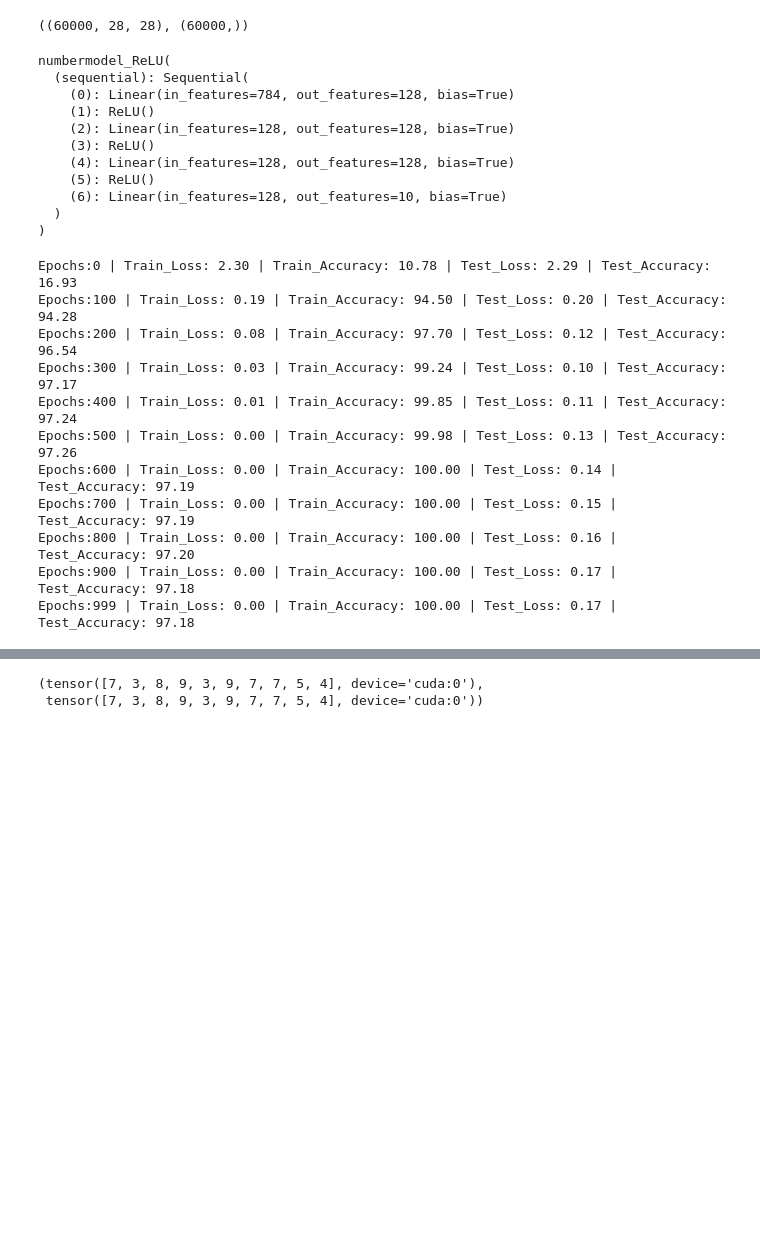
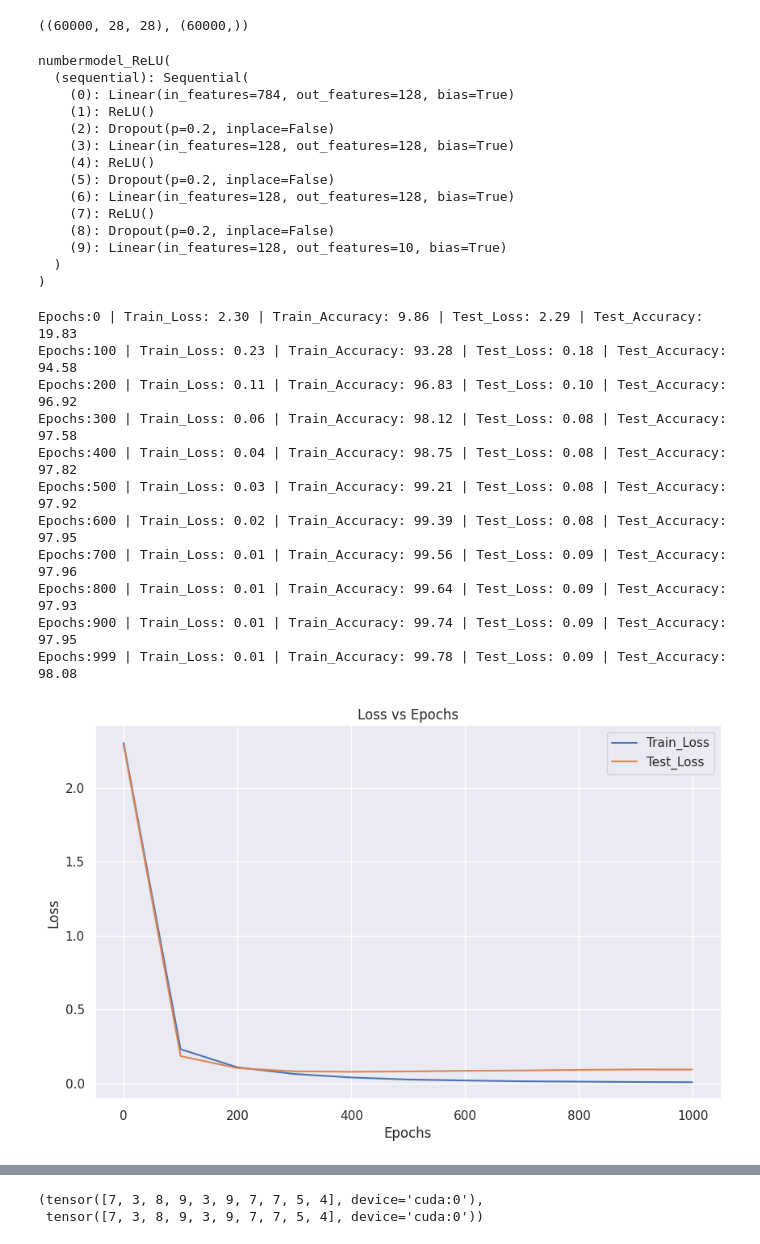
Before and after one commit to vikassinngh123/AI-ML-Learning, a Jupyter notebook: 06-Deep-Learning/01-PyTorch/01-PyTorch-Basic-Models/03_mnist_classification_model.ipynb, the cells around one changed output, grey strips where cells are left out. Saved outputs shown, nothing was run; the diff lists cells and outputs as text; code cells hidden in the pictures; blank space fills up the shorter version.

Commit message:
feat: add dropout regularization and evaluation visualizations to MNIST model

```diff
--- a/06-Deep-Learning/01-PyTorch/01-PyTorch-Basic-Models/03_mnist_classification_model.ipynb
+++ b/06-Deep-Learning/01-PyTorch/01-PyTorch-Basic-Models/03_mnist_classification_model.ipynb
@@ -48,10 +51,13 @@ class numbermodel_ReLU(nn.Module):
     self.sequential=nn.Sequential(
                                   nn.Linear(input_features,hidden_features),
                                   nn.ReLU(),
+                                  nn.Dropout(0.2),                              #This will randomly "turn off" some neurons during training which will forces the model to learn robust features rather than just memorizing the data
                                   nn.Linear(hidden_features,hidden_features),
                                   nn.ReLU(),
+                                  nn.Dropout(0.2),
                                   nn.Linear(hidden_features,hidden_features),
                                   nn.ReLU(),
+                                  nn.Dropout(0.2),
                                   nn.Linear(hidden_features,output_features)
                                  )
 
@@ -65,11 +71,14 @@ numbermodel_ReLU(
   (sequential): Sequential(
     (0): Linear(in_features=784, out_features=128, bias=True)
     (1): ReLU()
-    (2): Linear(in_features=128, out_features=128, bias=True)
-    (3): ReLU()
-    (4): Linear(in_features=128, out_features=128, bias=True)
-    (5): ReLU()
-    (6): Linear(in_features=128, out_features=10, bias=True)
+    (2): Dropout(p=0.2, inplace=False)
+    (3): Linear(in_features=128, out_features=128, bias=True)
+    (4): ReLU()
+    (5): Dropout(p=0.2, inplace=False)
+    (6): Linear(in_features=128, out_features=128, bias=True)
+    (7): ReLU()
+    (8): Dropout(p=0.2, inplace=False)
+    (9): Linear(in_features=128, out_features=10, bias=True)
   )
 )
 # %%
@@ -83,6 +92,13 @@ def accuracy_fn(y_true,y_pred):
   return acc*100
 # %%
 epochs=1000
+
+#saving These values for every 100 epochs for loss graph and accuracy graph
+ecoch_count=[]
+train_loss_val=[]
+train_acc_val=[]
+test_loss_val=[]
+test_acc_val=[]
 
 for epochs in range(epochs):
   model.train()
@@ -109,15 +125,40 @@ for epochs in range(epochs):
 
   if epochs%100==0 or epochs==999:
     print(f"Epochs:{epochs} | Train_Loss:{loss: .2f} | Train_Accuracy:{train_accuracy: .2f} | Test_Loss:{test_loss: .2f} | Test_Accuracy:{test_accuracy: .2f}")
+
+    ecoch_count.append(epochs)
+
+    train_loss_val.append(loss.item())
+    train_acc_val.append(train_accuracy)
+    test_loss_val.append(test_loss.item())
+    test_acc_val.append(test_accuracy)
 # %% [output]
-Epochs:0 | Train_Loss: 2.30 | Train_Accuracy: 10.78 | Test_Loss: 2.29 | Test_Accuracy: 16.93
-Epochs:100 | Train_Loss: 0.19 | Train_Accuracy: 94.50 | Test_Loss: 0.20 | Test_Accuracy: 94.28
-Epochs:200 | Train_Loss: 0.08 | Train_Accuracy: 97.70 | Test_Loss: 0.12 | Test_Accuracy: 96.54
-Epochs:300 | Train_Loss: 0.03 | Train_Accuracy: 99.24 | Test_Loss: 0.10 | Test_Accuracy: 97.17
-Epochs:400 | Train_Loss: 0.01 | Train_Accuracy: 99.85 | Test_Loss: 0.11 | Test_Accuracy: 97.24
-Epochs:500 | Train_Loss: 0.00 | Train_Accuracy: 99.98 | Test_Loss: 0.13 | Test_Accuracy: 97.26
-Epochs:600 | Train_Loss: 0.00 | Train_Accuracy: 100.00 | Test_Loss: 0.14 | Test_Accuracy: 97.19
-Epochs:700 | Train_Loss: 0.00 | Train_Accuracy: 100.00 | Test_Loss: 0.15 | Test_Accuracy: 97.19
-Epochs:800 | Train_Loss: 0.00 | Train_Accuracy: 100.00 | Test_Loss: 0.16 | Test_Accuracy: 97.20
-Epochs:900 | Train_Loss: 0.00 | Train_Accuracy: 100.00 | Test_Loss: 0.17 | Test_Accuracy: 97.18
-Epochs:999 | Train_Loss: 0.00 | Train_Accuracy: 100.00 | Test_Loss: 0.17 | Test_Accuracy: 97.18
+Epochs:0 | Train_Loss: 2.30 | Train_Accuracy: 9.86 | Test_Loss: 2.29 | Test_Accuracy: 19.83
+Epochs:100 | Train_Loss: 0.23 | Train_Accuracy: 93.28 | Test_Loss: 0.18 | Test_Accuracy: 94.58
+Epochs:200 | Train_Loss: 0.11 | Train_Accuracy: 96.83 | Test_Loss: 0.10 | Test_Accuracy: 96.92
+Epochs:300 | Train_Loss: 0.06 | Train_Accuracy: 98.12 | Test_Loss: 0.08 | Test_Accuracy: 97.58
+Epochs:400 | Train_Loss: 0.04 | Train_Accuracy: 98.75 | Test_Loss: 0.08 | Test_Accuracy: 97.82
+Epochs:500 | Train_Loss: 0.03 | Train_Accuracy: 99.21 | Test_Loss: 0.08 | Test_Accuracy: 97.92
+Epochs:600 | Train_Loss: 0.02 | Train_Accuracy: 99.39 | Test_Loss: 0.08 | Test_Accuracy: 97.95
+Epochs:700 | Train_Loss: 0.01 | Train_Accuracy: 99.56 | Test_Loss: 0.09 | Test_Accuracy: 97.96
+Epochs:800 | Train_Loss: 0.01 | Train_Accuracy: 99.64 | Test_Loss: 0.09 | Test_Accuracy: 97.93
+Epochs:900 | Train_Loss: 0.01 | Train_Accuracy: 99.74 | Test_Loss: 0.09 | Test_Accuracy: 97.95
+Epochs:999 | Train_Loss: 0.01 | Train_Accuracy: 99.78 | Test_Loss: 0.09 | Test_Accuracy: 98.08
+# %%
+#Ploting the Loss v/s Epochs graph
+
+plt.figure(figsize=(10,6))
+sns.set_theme(style="darkgrid")
+
+plt.title("Loss vs Epochs")
+sns.lineplot(x=ecoch_count,y=train_loss_val,label="Train_Loss")
+sns.lineplot(x=ecoch_count,y=test_loss_val,label="Test_Loss")
+
+plt.xlabel("Epochs")
+plt.ylabel("Loss")
+plt.legend(bbox_to_anchor=(1,1))
+
+sns.despine()
+plt.show()
+# %% [output]
+[figure, added]
```
Also changed, not shown: parts of 4 cells of this notebook.
